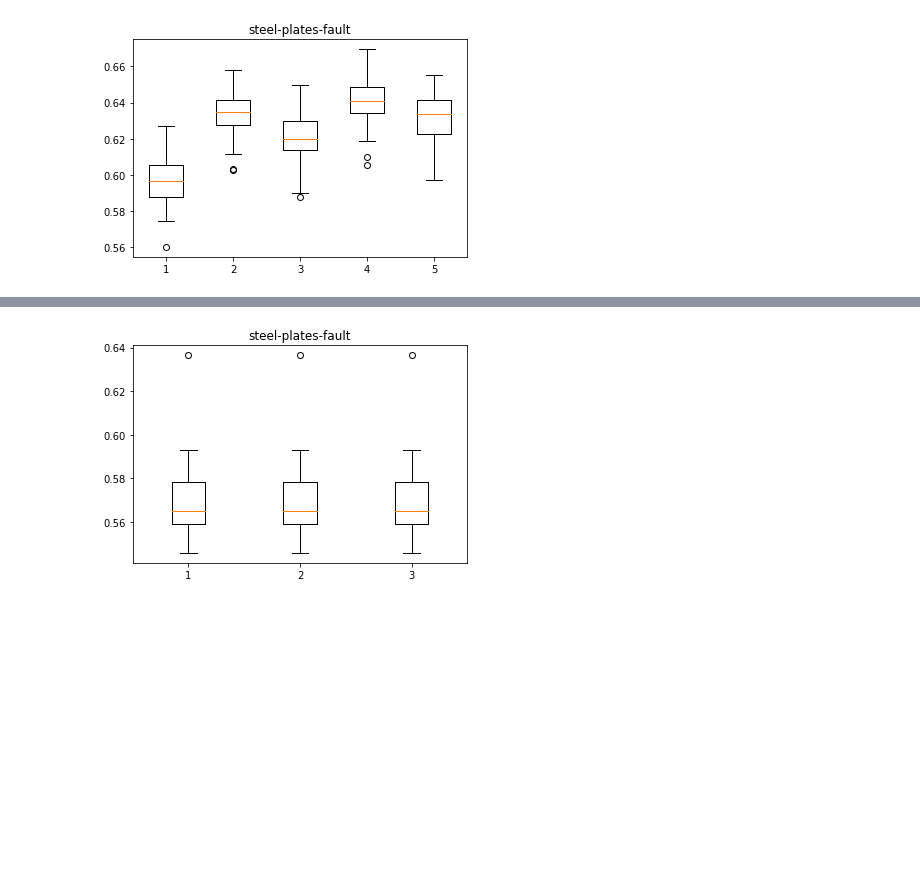
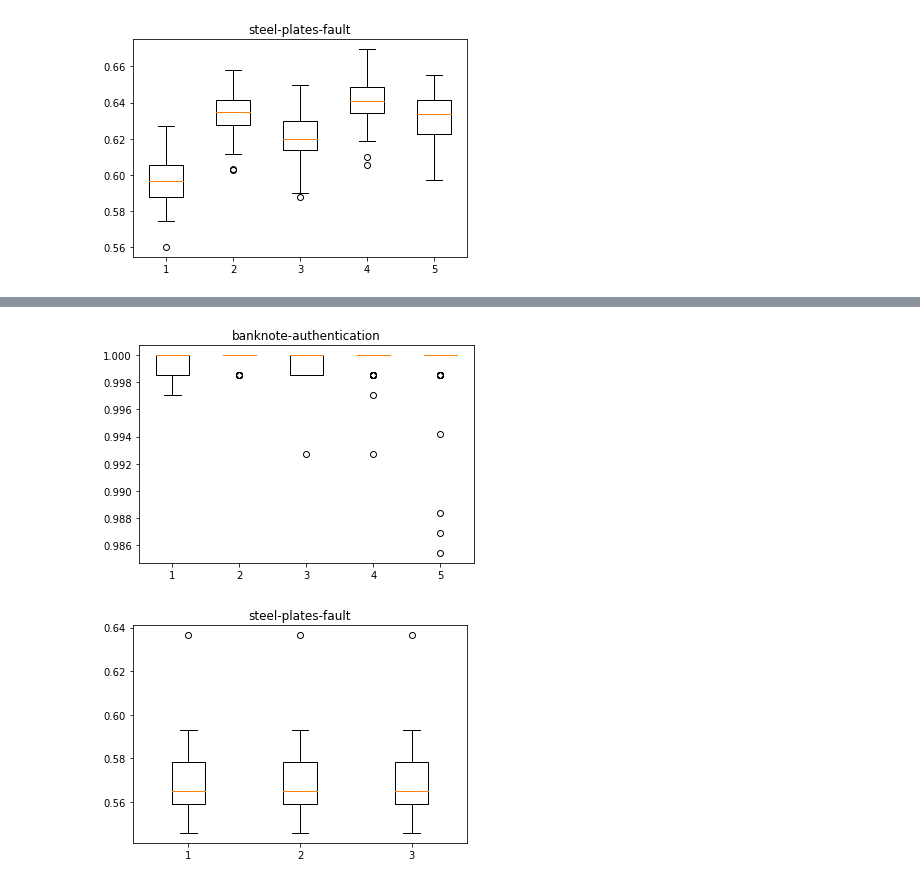
Before and after one commit to KyrieRui/COMP309, a Jupyter notebook: a1demo.ipynb, the cells around one changed output, grey strips where cells are left out. Saved outputs shown, nothing was run; the diff lists cells and outputs as text; code cells hidden in the pictures; blank space fills up the shorter version.

```diff
--- a/a1demo.ipynb
+++ b/a1demo.ipynb
@@ -52,3 +79,25 @@ plt.show()
+# %%
+knn_banknote_list=[]
+for n in neighbor_value:
+    for i in range(50):
+        X_train, X_test, y_train, y_test = train_test_split( ba_x, ba_y, test_size=0.5, random_state=i)
+        y_train=y_train.astype('str') # convert to string
+        y_test = y_test.astype('str') # convert to string
+        knn = KNeighborsClassifier(n_neighbors=n)
+        knn.fit(X_train, y_train)
+        pre_y = knn.predict(X_test)
+        knn_banknote_accuracy = accuracy_score(y_test, pre_y)
+        knn_banknote_list.append(knn_banknote_accuracy)
+knn_banknote_accuracy_final = pd.DataFrame( { '1': knn_banknote_list[0:50],
+                                            '2': knn_banknote_list[50:100],
+                                            '3': knn_banknote_list[100:150],
+                                            '4': knn_banknote_list[150:200],
+                                            '5': knn_banknote_list[200:250] } )
+plt.title("banknote-authentication")
+plt.boxplot(knn_banknote_accuracy_final)
+plt.show()
+# %% [output]
+[figure, added]
 # %%
 from sklearn.naive_bayes import GaussianNB
 
```
Also changed, not shown: parts of 4 cells of this notebook.
